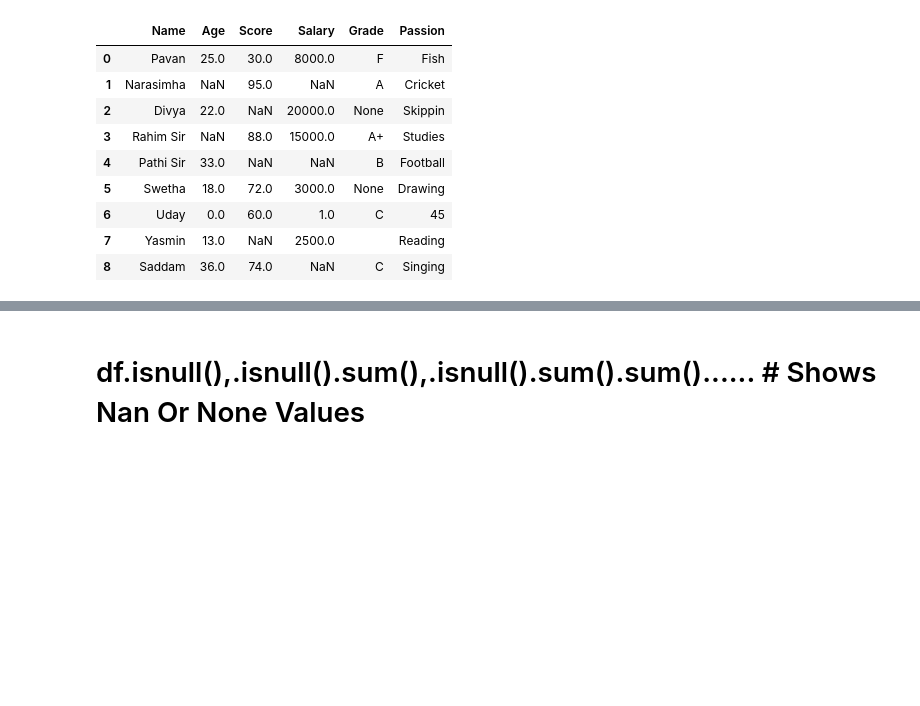
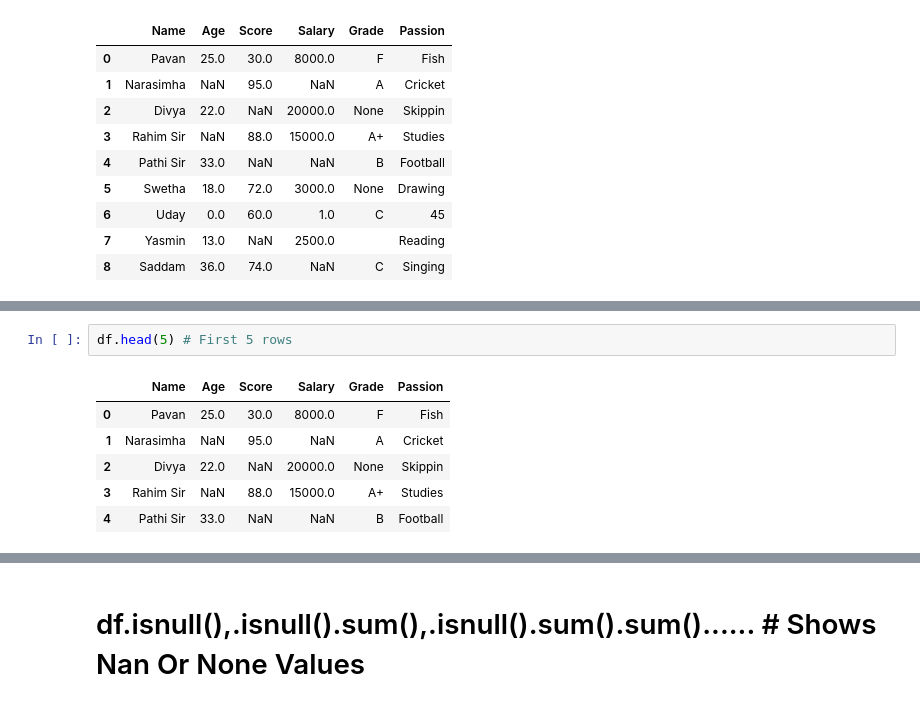
Before and after one commit to younuskurakula/PracticingData, a Jupyter notebook: PRACTICE.ipynb, the cells around one changed output, grey strips where cells are left out. Cells and saved outputs as stored; diff of their text form; blank space fills up the shorter version.

```diff
--- a/PRACTICE.ipynb
+++ b/PRACTICE.ipynb
@@ -31,0 +58,9 @@ df
+# %%
+df.head(5) # First 5 rows
+# %% [output]
+|  | Name | Age | Score | Salary | Grade | Passion |
+| 0 | Pavan | 25.0 | 30.0 | 8000.0 | F | Fish |
+| 1 | Narasimha | NaN | 95.0 | NaN | A | Cricket |
+| 2 | Divya | 22.0 | NaN | 20000.0 | None | Skippin |
+| 3 | Rahim Sir | NaN | 88.0 | 15000.0 | A+ | Studies |
+| 4 | Pathi Sir | 33.0 | NaN | NaN | B | Football |
```
Also changed, not shown: parts of 37 cells of this notebook.
